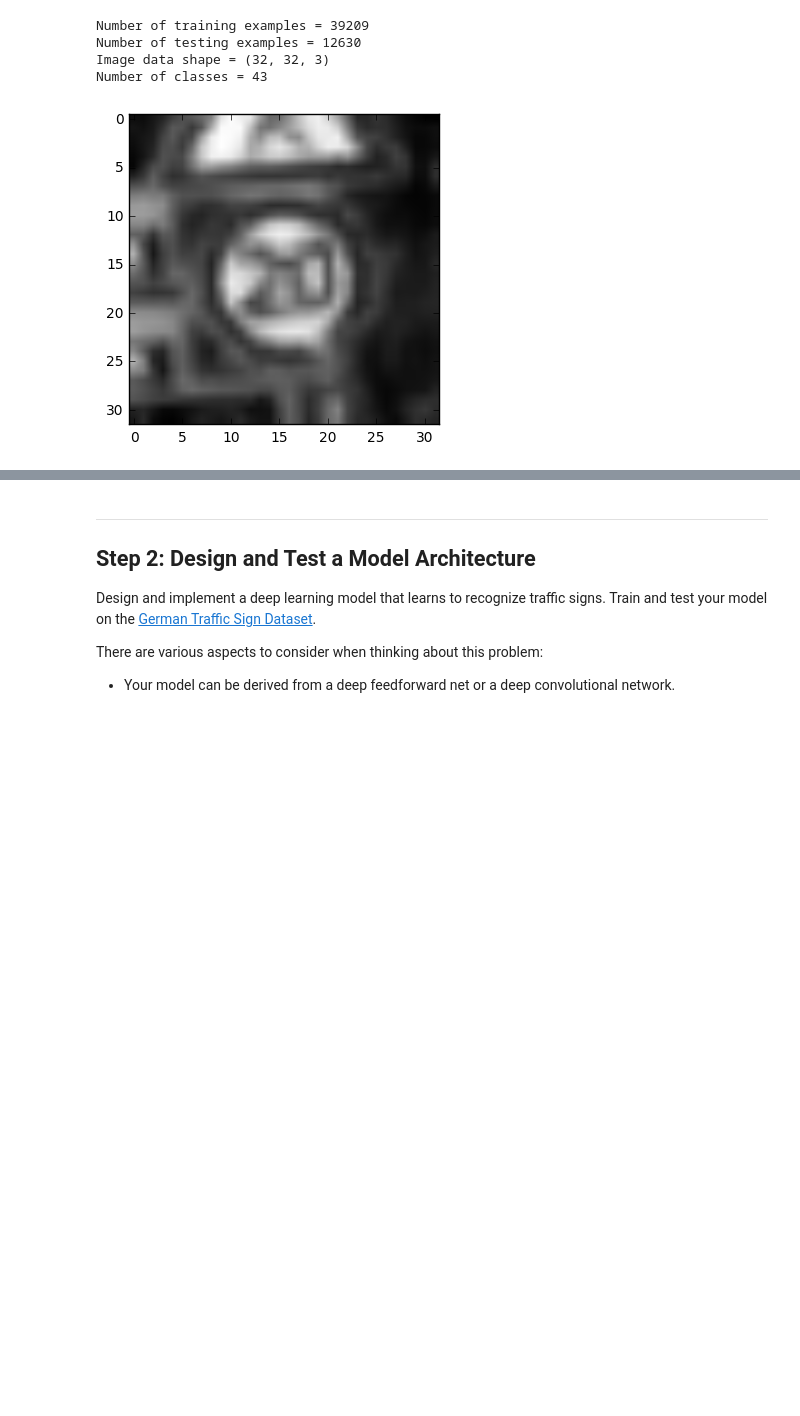
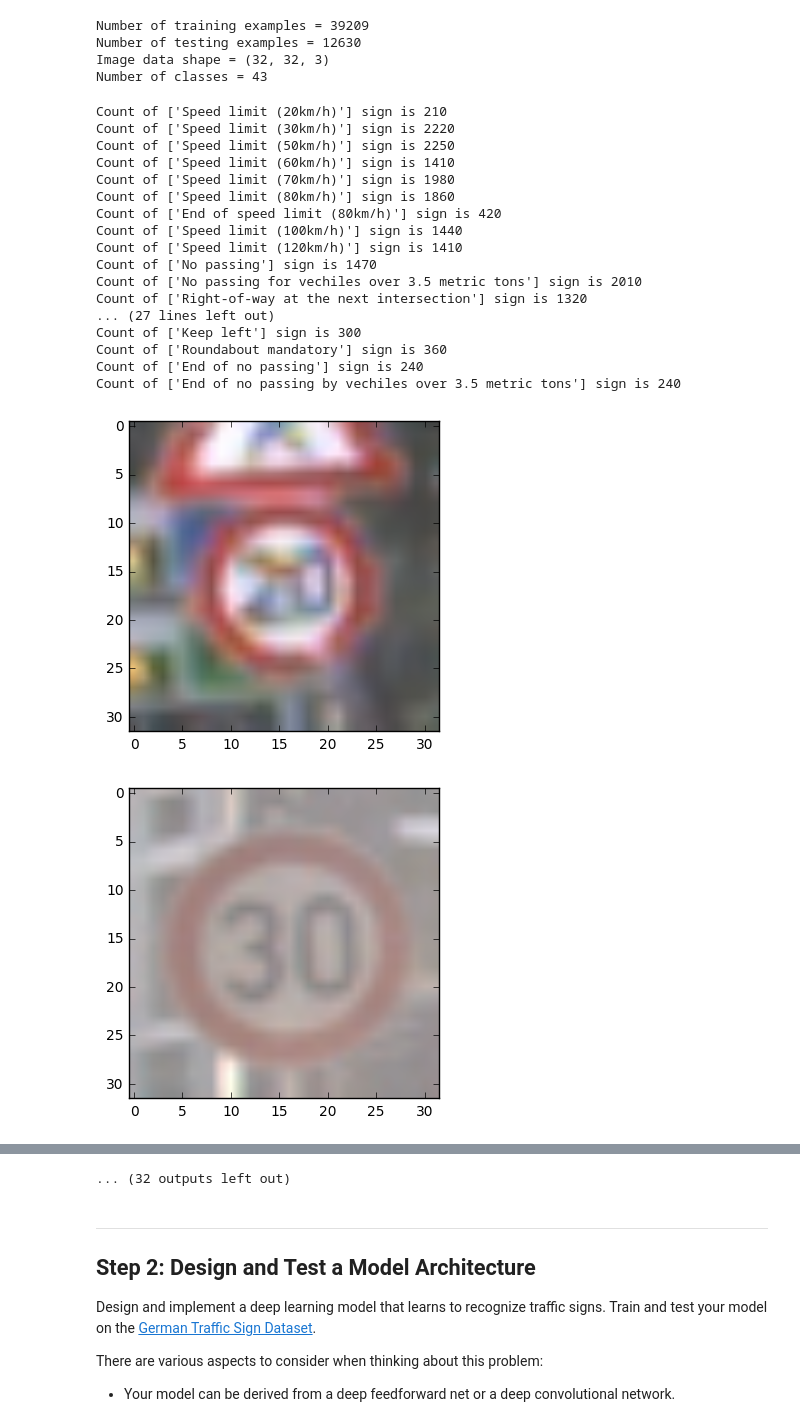
Before and after one commit to alpernkanli/traffic-signs, a Jupyter notebook: Traffic_Signs_Recognition.ipynb, the cells around one changed output, grey strips where cells are left out. Cells and saved outputs as stored; diff of their text form; code cells hidden in the pictures; blank space fills up the shorter version.

```diff
--- a/Traffic_Signs_Recognition.ipynb
+++ b/Traffic_Signs_Recognition.ipynb
@@ -66,11 +66,45 @@ Number of classes = 43
 # %%
 ### Data exploration visualization goes here.
 ### Feel free to use as many code cells as needed.
 import matplotlib.pyplot as plt
 import cv2
-plt.imshow(train["features"][0])
-example = cv2.cvtColor(train["features"][0], cv2.COLOR_RGB2GRAY)
-plt.imshow(example, cmap="gray")
-plt.show()
+
+import csv
+sign_names = {}
+with open('signnames.csv', 'r') as file:
+    reader = csv.DictReader(file)
+    for i in reader:
+        sign_names.setdefault(i['ClassId'],[]).append(i['SignName'])
+
+# How many examples per class?
+
+for i in range(0, n_classes):
+    example_count = len(train['features'][train['labels'] == i])
+    print("Count of", sign_names[str(i)], "sign is", example_count)
+
+# One example from each class:
+
+for i in range(0, n_classes):
+    example = train['features'][train['labels'] == i][0]
+    plt.imshow(example)
+    plt.show()
 # %% [output]
+Count of ['Speed limit (20km/h)'] sign is 210
+Count of ['Speed limit (30km/h)'] sign is 2220
+Count of ['Speed limit (50km/h)'] sign is 2250
+Count of ['Speed limit (60km/h)'] sign is 1410
+Count of ['Speed limit (70km/h)'] sign is 1980
+Count of ['Speed limit (80km/h)'] sign is 1860
+Count of ['End of speed limit (80km/h)'] sign is 420
+Count of ['Speed limit (100km/h)'] sign is 1440
+Count of ['Speed limit (120km/h)'] sign is 1410
+Count of ['No passing'] sign is 1470
+Count of ['No passing for vechiles over 3.5 metric tons'] sign is 2010
+Count of ['Right-of-way at the next intersection'] sign is 1320
+... (27 lines left out)
+Count of ['Keep left'] sign is 300
+Count of ['Roundabout mandatory'] sign is 360
+Count of ['End of no passing'] sign is 240
+Count of ['End of no passing by vechiles over 3.5 metric tons'] sign is 240
-[figure, old version]
+[figure, new version]
+[figure, added]
@@ -77,3 +120,4 @@ plt.show()
+... (32 outputs left out)
 # %% [markdown]
 ----
 
```
Also changed, not shown: parts of 10 cells of this notebook.
